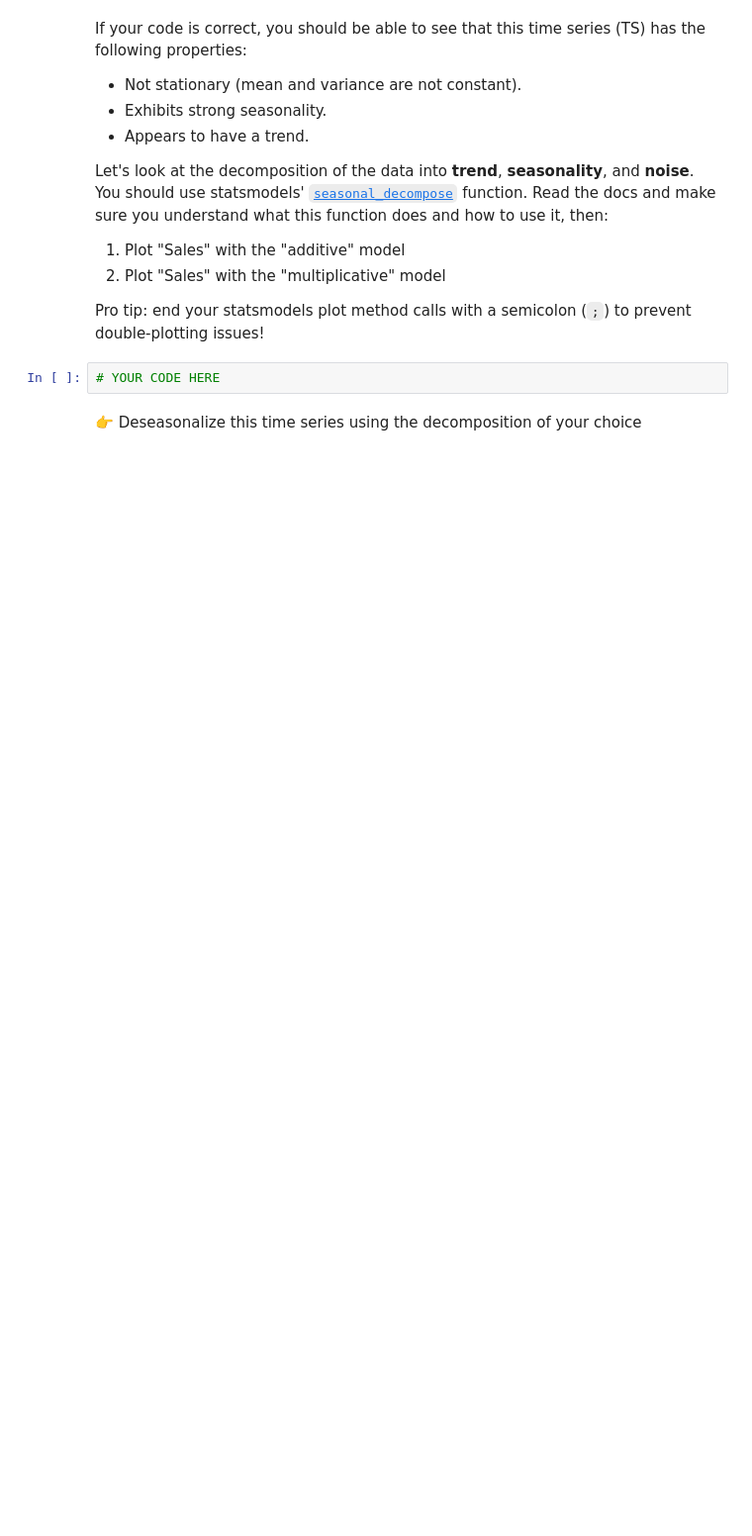
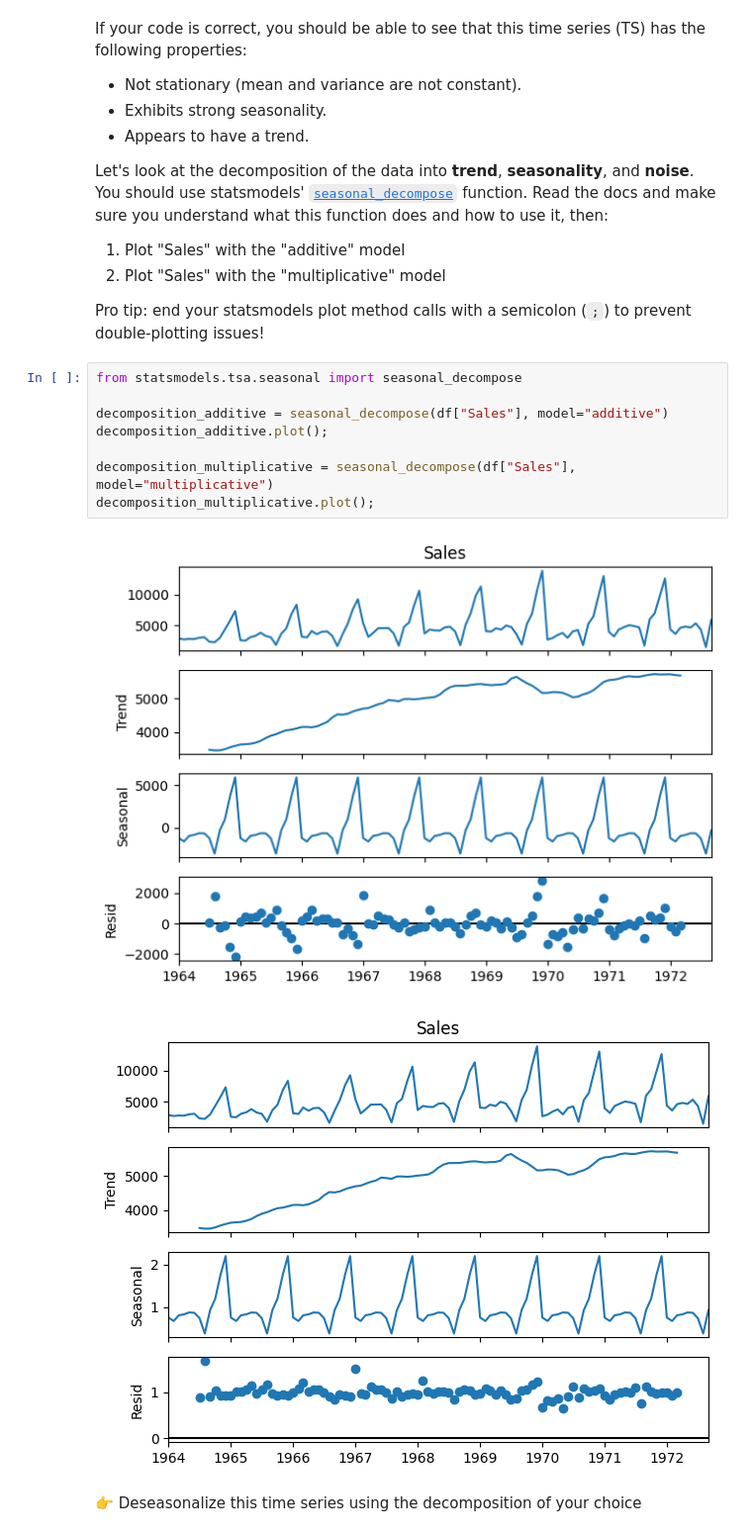
Before and after one commit to itsyeren/sarima, a Jupyter notebook: sarima.ipynb, the cells around one changed output. Shown at 99% size. Drawn from its saved outputs; the diff is of its cells as text; blank space fills up the shorter version.

Commit message:
Completed sarima model

```diff
--- a/sarima.ipynb
+++ b/sarima.ipynb
@@ -53,7 +88,16 @@ Let's look at the decomposition of the data into **trend**, **seasonality**, and
 2. Plot "Sales" with the "multiplicative" model
 
 Pro tip: end your statsmodels plot method calls with a semicolon (`;`) to prevent double-plotting issues!
-# %%
-# YOUR CODE HERE
+# %%
+from statsmodels.tsa.seasonal import seasonal_decompose
+
+decomposition_additive = seasonal_decompose(df["Sales"], model="additive")
+decomposition_additive.plot();
+
+decomposition_multiplicative = seasonal_decompose(df["Sales"], model="multiplicative")
+decomposition_multiplicative.plot();
+# %% [output]
+[figure, added]
+[figure, added]
 # %% [markdown]
 👉 Deseasonalize this time series using the decomposition of your choice
```
Also changed, not shown: parts of 26 cells of this notebook.
